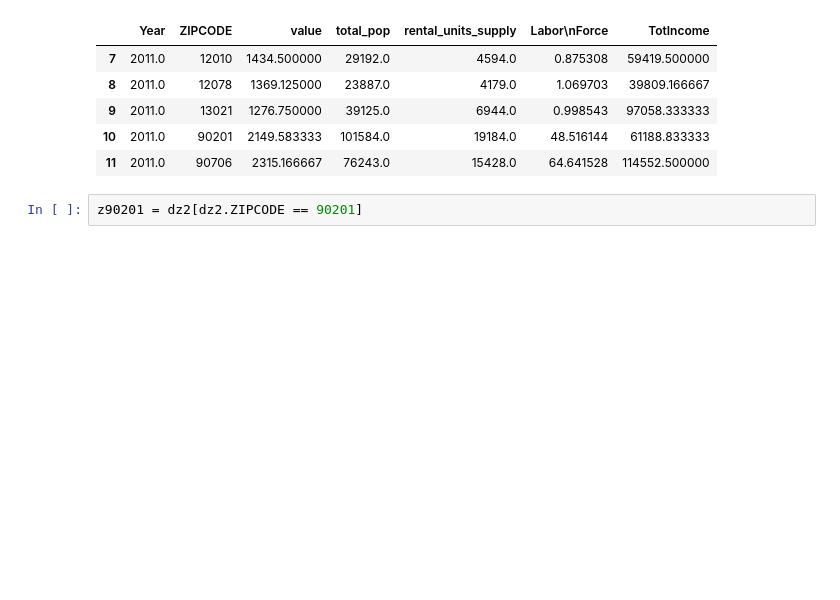
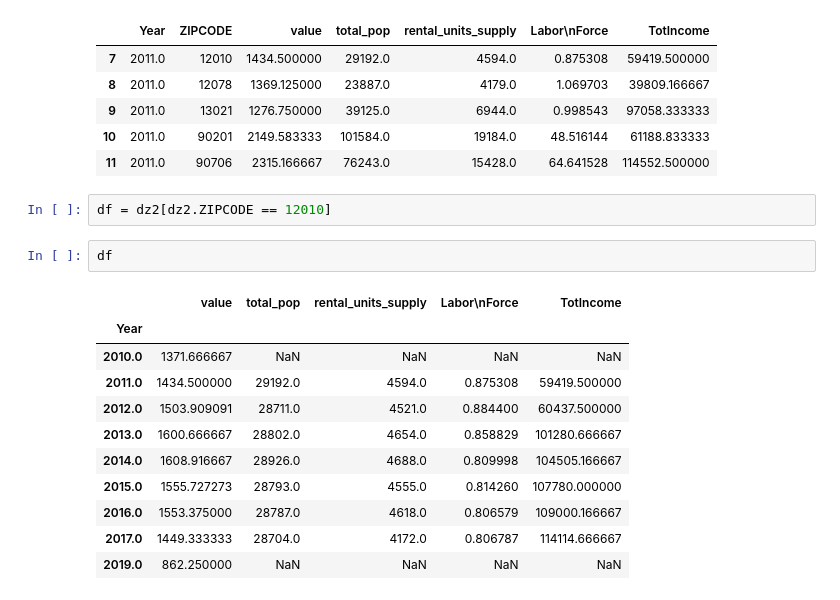
Before and after one commit to isa-adl/ZillowRent_capstone, a Jupyter notebook: ZIPCODE EDA.ipynb, the cells around one changed output. Saved outputs shown, nothing was run; the diff lists cells and outputs as text; blank space fills up the shorter version.

```diff
--- a/ZIPCODE EDA.ipynb
+++ b/ZIPCODE EDA.ipynb
@@ -63,5 +55,19 @@ dz2.head()
 | 10 | 2011.0 | 90201 | 2149.583333 | 101584.0 | 19184.0 | 48.516144 | 61188.833333 |
 | 11 | 2011.0 | 90706 | 2315.166667 | 76243.0 | 15428.0 | 64.641528 | 114552.500000 |
 # %%
-z90201 = dz2[dz2.ZIPCODE == 90201]
+df = dz2[dz2.ZIPCODE == 12010]
+# %%
+df
+# %% [output]
+|  | value | total_pop | rental_units_supply | Labor\nForce | TotIncome |
+| Year |  |  |  |  |  |
+| 2010.0 | 1371.666667 | NaN | NaN | NaN | NaN |
+| 2011.0 | 1434.500000 | 29192.0 | 4594.0 | 0.875308 | 59419.500000 |
+| 2012.0 | 1503.909091 | 28711.0 | 4521.0 | 0.884400 | 60437.500000 |
+| 2013.0 | 1600.666667 | 28802.0 | 4654.0 | 0.858829 | 101280.666667 |
+| 2014.0 | 1608.916667 | 28926.0 | 4688.0 | 0.809998 | 104505.166667 |
+| 2015.0 | 1555.727273 | 28793.0 | 4555.0 | 0.814260 | 107780.000000 |
+| 2016.0 | 1553.375000 | 28787.0 | 4618.0 | 0.806579 | 109000.166667 |
+| 2017.0 | 1449.333333 | 28704.0 | 4172.0 | 0.806787 | 114114.666667 |
+| 2019.0 | 862.250000 | NaN | NaN | NaN | NaN |
 # %%
```
Also changed, not shown: parts of 11 cells of this notebook, 5 other files.
